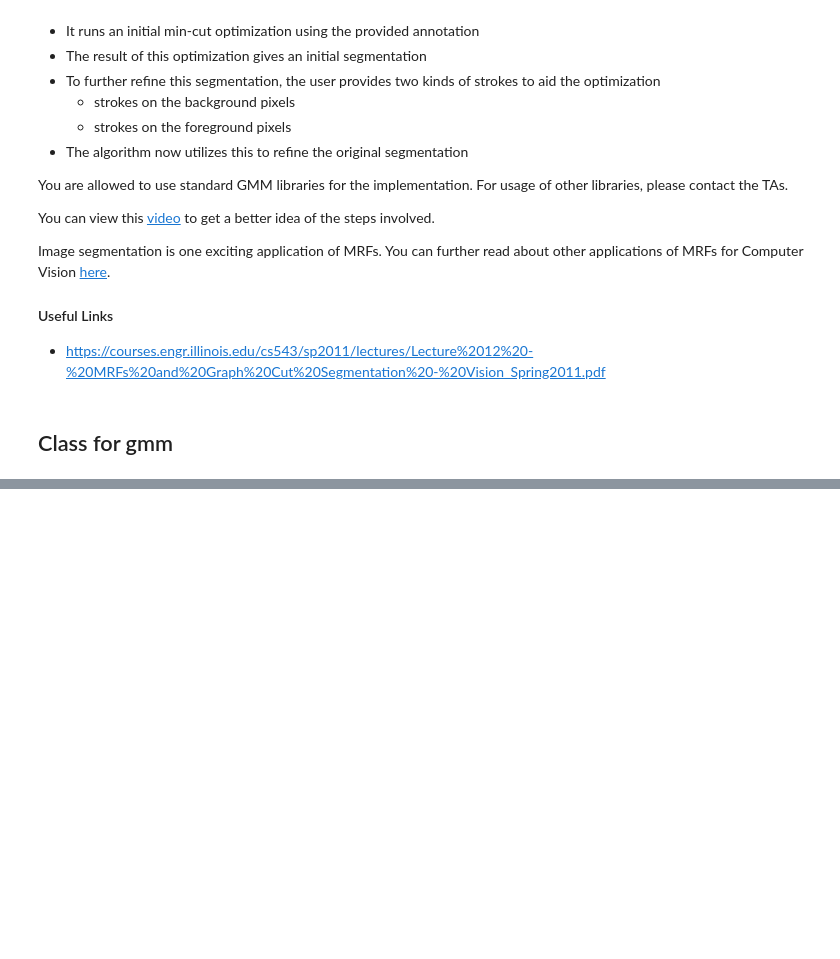
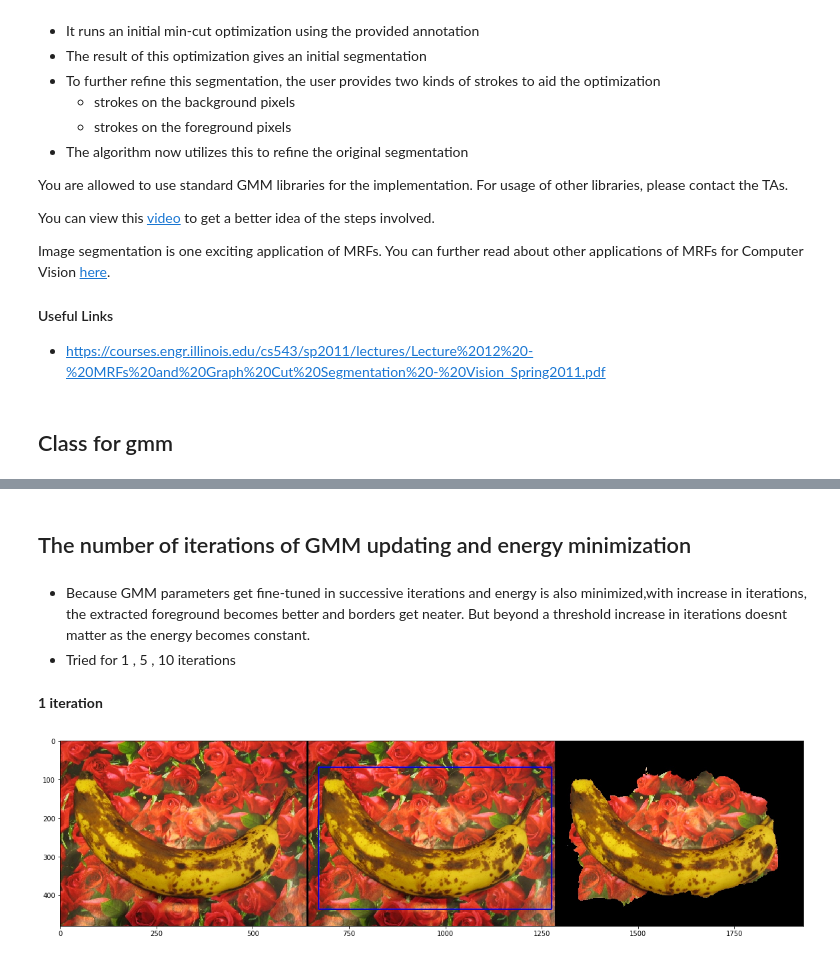
Before and after one commit to tomz005/GrabCut, a Jupyter notebook: src/Assignment3.ipynb, the cells around one changed output, grey strips where cells are left out. Saved outputs shown, nothing was run; the diff lists cells and outputs as text; code cells hidden in the pictures; blank space fills up the shorter version.

Commit message:
Segmentation images and report

```diff
--- a/src/Assignment3.ipynb
+++ b/src/Assignment3.ipynb
@@ -867,0 +533,14 @@ print(list(t))
+# %% [markdown]
+## The number of iterations of GMM updating and energy minimization
+# %% [markdown]
+- Because GMM parameters get fine-tuned in successive iterations and energy is also minimized,with increase in iterations, the extracted foreground becomes better and borders get neater. But beyond a threshold increase in iterations doesnt matter as the energy becomes constant.
+- Tried for 1 , 5 , 10 iterations
+# %% [markdown]
+**1 iteration**
+# %%
+x=cv2.imread('../images/result/seg_1_banana3.jpg')
+plt.figure(figsize=(20,20))
+plt.imshow(cv2.cvtColor(x, cv2.COLOR_BGR2RGB))
+plt.show()
+# %% [output]
+[figure, added]
```
Also changed, not shown: parts of 39 cells of this notebook, 20 other files.
